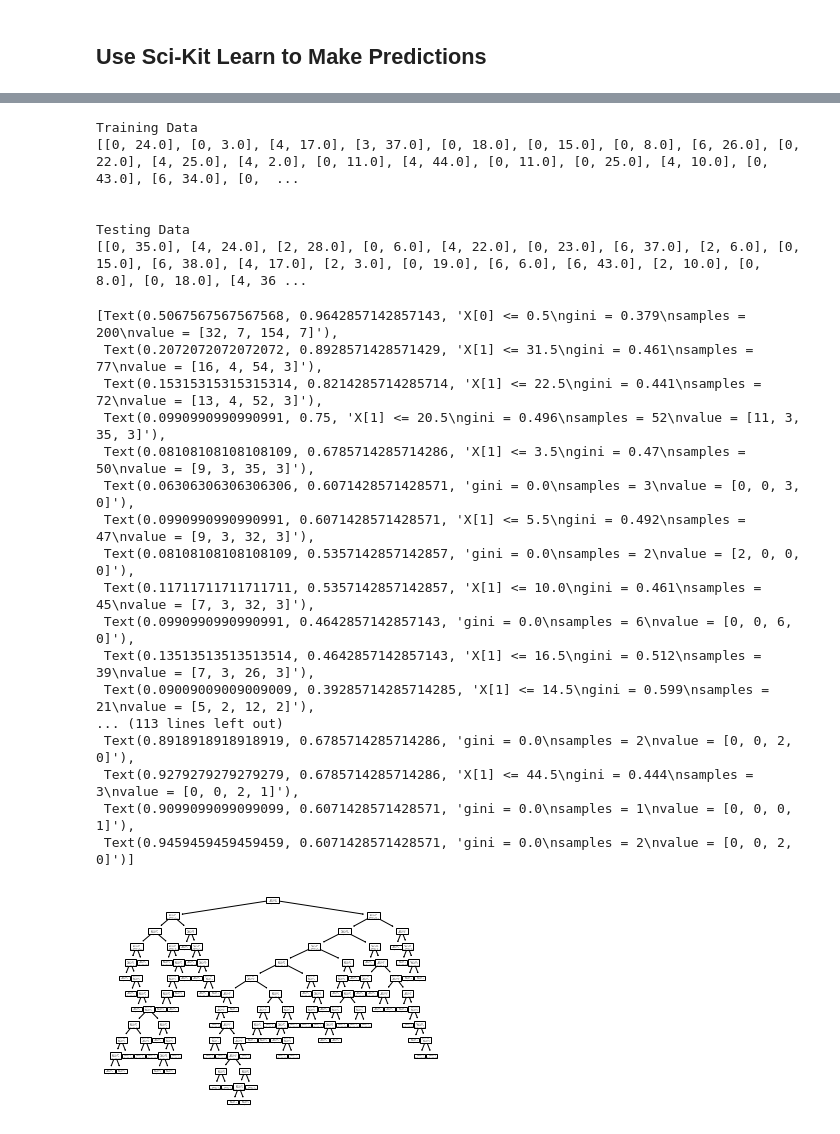
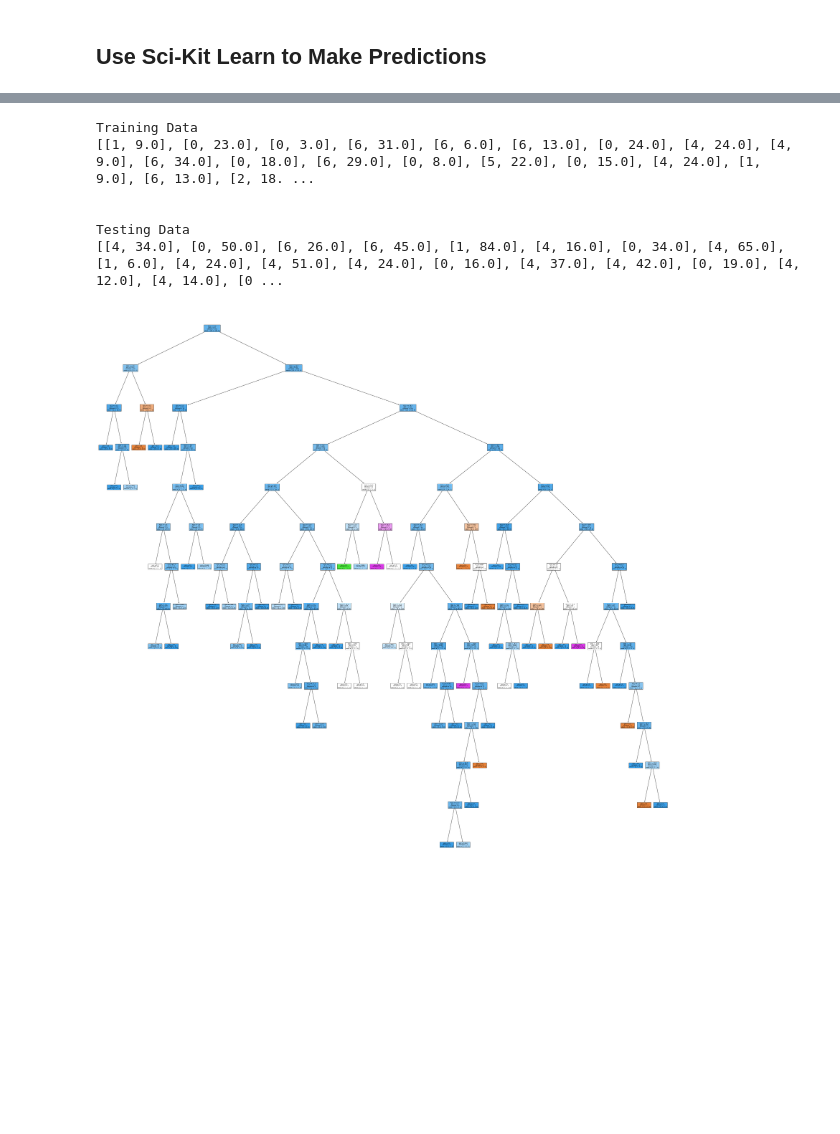
Before and after one commit to colemccall/GE_BigData_Project, a Jupyter notebook: GE_Outcomes_V2/Notebooks/Statistics_and_ML.ipynb, the cells around one changed output, grey strips where cells are left out. Cells and saved outputs as stored; diff of their text form; code cells hidden in the pictures; blank space fills up the shorter version.

Commit message:
decision tree updates

```diff
--- a/GE_Outcomes_V2/Notebooks/Statistics_and_ML.ipynb
+++ b/GE_Outcomes_V2/Notebooks/Statistics_and_ML.ipynb
@@ -44,7 +44,11 @@ from sklearn.utils import shuffle
 ## Randomized all of the non-null entries in the table
 randomized = shuffle(dataframe.loc[dataframe['outcome_1'].notnull()])
 count = randomized['Students'].count()
-training_size = 200
+
+## Set the number of training data
+training_percent = 0.8
+training_size = int(count * training_percent)
+test_size = int(count * (1-training_percent))
 
 ## Randomly select values for training data
 train_students = randomized['Students'].head(training_size).values
@@ -58,9 +62,9 @@ print(train_results)
 
 
 ## Randomly select values for training data
-test_students = randomized['Students'].tail(count - training_size).values
-test_colleges = randomized['college'].tail(count - training_size).values
-test_results = randomized['Reason'].tail(count - training_size).values
+test_students = randomized['Students'].tail(test_size).values
+test_colleges = randomized['college'].tail(test_size).values
+test_results = randomized['Reason'].tail(test_size).values
 
 print(test_students)
 print(test_colleges)
@@ -109,34 +113,22 @@ print("\n\nTesting Data")
 print(testing_data)
 # %% [output]
 Training Data
-[[0, 24.0], [0, 3.0], [4, 17.0], [3, 37.0], [0, 18.0], [0, 15.0], [0, 8.0], [6, 26.0], [0, 22.0], [4, 25.0], [4, 2.0], [0, 11.0], [4, 44.0], [0, 11.0], [0, 25.0], [4, 10.0], [0, 43.0], [6, 34.0], [0,  ...
+[[1, 9.0], [0, 23.0], [0, 3.0], [6, 31.0], [6, 6.0], [6, 13.0], [0, 24.0], [4, 24.0], [4, 9.0], [6, 34.0], [0, 18.0], [6, 29.0], [0, 8.0], [5, 22.0], [0, 15.0], [4, 24.0], [1, 9.0], [6, 13.0], [2, 18. ...
 
 
 Testing Data
-[[0, 35.0], [4, 24.0], [2, 28.0], [0, 6.0], [4, 22.0], [0, 23.0], [6, 37.0], [2, 6.0], [0, 15.0], [6, 38.0], [4, 17.0], [2, 3.0], [0, 19.0], [6, 6.0], [6, 43.0], [2, 10.0], [0, 8.0], [0, 18.0], [4, 36 ...
+[[4, 34.0], [0, 50.0], [6, 26.0], [6, 45.0], [1, 84.0], [4, 16.0], [0, 34.0], [4, 65.0], [1, 6.0], [4, 24.0], [4, 51.0], [4, 24.0], [0, 16.0], [4, 37.0], [4, 42.0], [0, 19.0], [4, 12.0], [4, 14.0], [0 ...
 # %%
 from sklearn import tree
 myTree = tree.DecisionTreeClassifier()
 myTree = myTree.fit(training_data, train_results)
-# %%
-tree.plot_tree(myTree)
-# %% [output]
-[Text(0.5067567567567568, 0.9642857142857143, 'X[0] <= 0.5\ngini = 0.379\nsamples = 200\nvalue = [32, 7, 154, 7]'),
- Text(0.2072072072072072, 0.8928571428571429, 'X[1] <= 31.5\ngini = 0.461\nsamples = 77\nvalue = [16, 4, 54, 3]'),
- Text(0.15315315315315314, 0.8214285714285714, 'X[1] <= 22.5\ngini = 0.441\nsamples = 72\nvalue = [13, 4, 52, 3]'),
- Text(0.0990990990990991, 0.75, 'X[1] <= 20.5\ngini = 0.496\nsamples = 52\nvalue = [11, 3, 35, 3]'),
- Text(0.08108108108108109, 0.6785714285714286, 'X[1] <= 3.5\ngini = 0.47\nsamples = 50\nvalue = [9, 3, 35, 3]'),
- Text(0.06306306306306306, 0.6071428571428571, 'gini = 0.0\nsamples = 3\nvalue = [0, 0, 3, 0]'),
- Text(0.0990990990990991, 0.6071428571428571, 'X[1] <= 5.5\ngini = 0.492\nsamples = 47\nvalue = [9, 3, 32, 3]'),
- Text(0.08108108108108109, 0.5357142857142857, 'gini = 0.0\nsamples = 2\nvalue = [2, 0, 0, 0]'),
- Text(0.11711711711711711, 0.5357142857142857, 'X[1] <= 10.0\ngini = 0.461\nsamples = 45\nvalue = [7, 3, 32, 3]'),
- Text(0.0990990990990991, 0.4642857142857143, 'gini = 0.0\nsamples = 6\nvalue = [0, 0, 6, 0]'),
- Text(0.13513513513513514, 0.4642857142857143, 'X[1] <= 16.5\ngini = 0.512\nsamples = 39\nvalue = [7, 3, 26, 3]'),
- Text(0.09009009009009009, 0.39285714285714285, 'X[1] <= 14.5\ngini = 0.599\nsamples = 21\nvalue = [5, 2, 12, 2]'),
-... (113 lines left out)
- Text(0.8918918918918919, 0.6785714285714286, 'gini = 0.0\nsamples = 2\nvalue = [0, 0, 2, 0]'),
- Text(0.9279279279279279, 0.6785714285714286, 'X[1] <= 44.5\ngini = 0.444\nsamples = 3\nvalue = [0, 0, 2, 1]'),
- Text(0.9099099099099099, 0.6071428571428571, 'gini = 0.0\nsamples = 1\nvalue = [0, 0, 0, 1]'),
- Text(0.9459459459459459, 0.6071428571428571, 'gini = 0.0\nsamples = 2\nvalue = [0, 0, 2, 0]')]
-[figure, removed]
+# %%
+# Visualize the Decision Tree
+
+import matplotlib.pyplot as plt
+plt.figure(figsize=(50, 50)) # Resize figure
+tree.plot_tree(myTree, filled=True)
+plt.show()
+# %% [output]
+[figure, added]
 # %%
```
Also changed, not shown: parts of 4 cells of this notebook.
